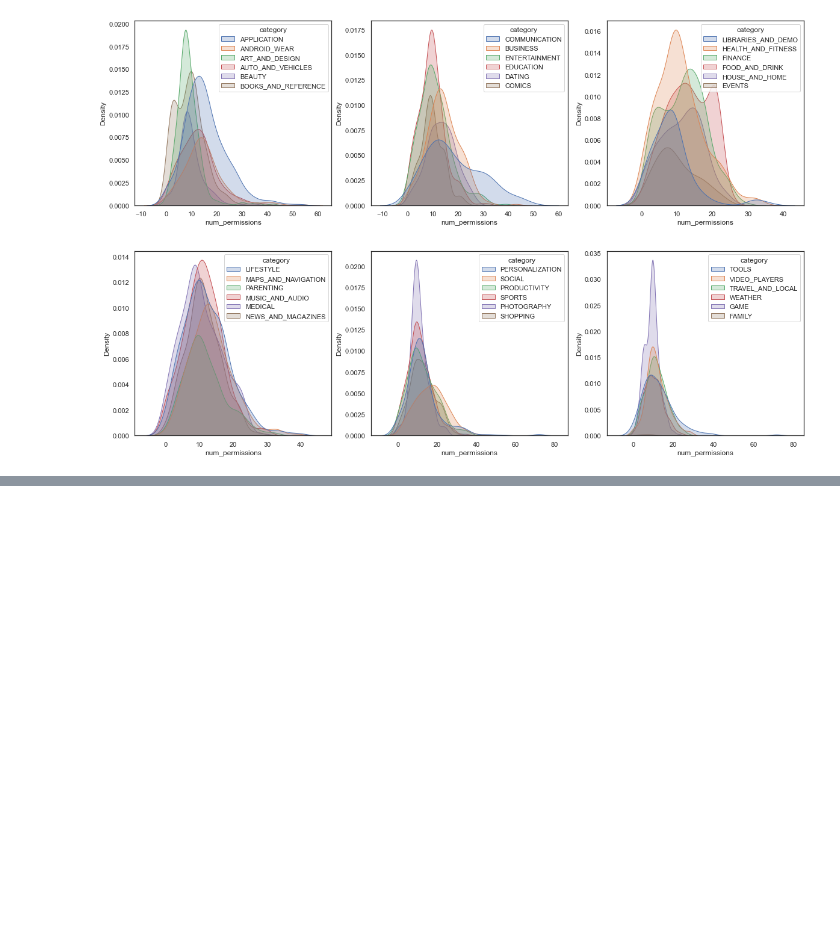
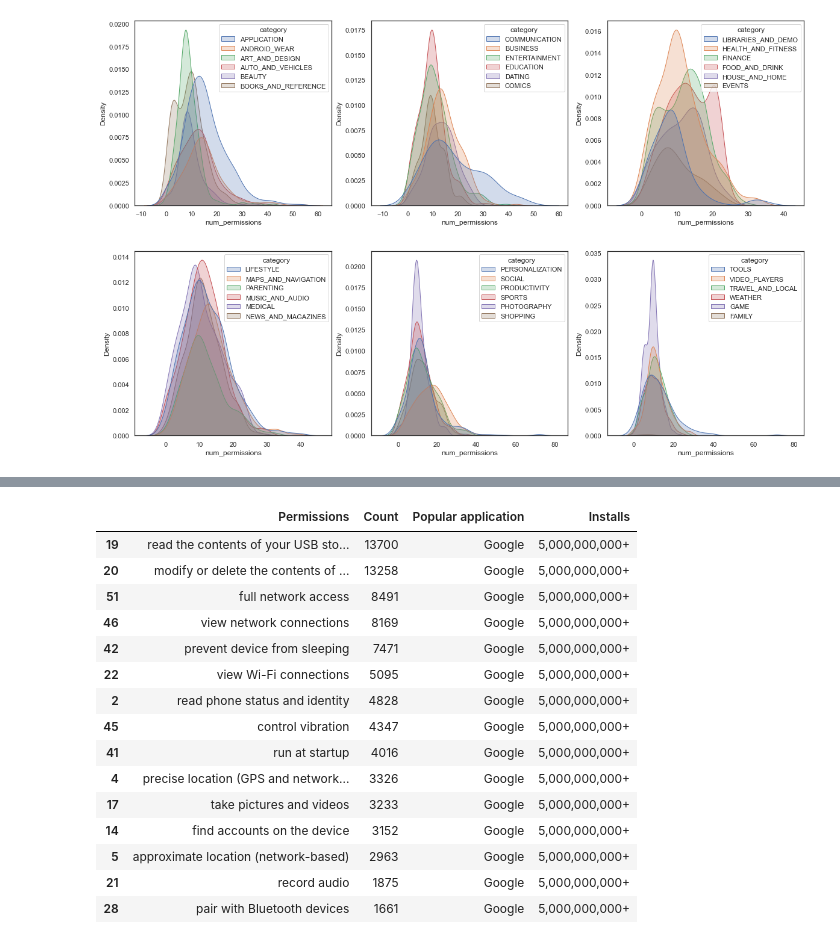
Before and after one commit to fdac20/AppPermissions, a Jupyter notebook: src/data_analyzer.ipynb, the cells around one changed output, grey strips where cells are left out. Cells and saved outputs as stored; diff of their text form; code cells hidden in the pictures; blank space fills up the shorter version.

```diff
--- a/src/data_analyzer.ipynb
+++ b/src/data_analyzer.ipynb
@@ -234,2 +231,27 @@ permissions_df
 | 86 | access serial ports | 1 | Peloton - at home fitness | 500,000+ |
 87 rows × 4 columns
+# %%
+permissions_df = permissions_df.sort_values('Count', ascending=False)
+styled_df1 = permissions_df.head(15)
+
+permissions_df = permissions_df.sort_values('Count')
+styled_df2 = permissions_df.head(15)
+# %%
+styled_df1
+# %% [output]
+|  | Permissions | Count | Popular application | Installs |
+| 19 | read the contents of your USB sto... | 13700 | Google | 5,000,000,000+ |
+| 20 | modify or delete the contents of ... | 13258 | Google | 5,000,000,000+ |
+| 51 | full network access | 8491 | Google | 5,000,000,000+ |
+| 46 | view network connections | 8169 | Google | 5,000,000,000+ |
+| 42 | prevent device from sleeping | 7471 | Google | 5,000,000,000+ |
+| 22 | view Wi-Fi connections | 5095 | Google | 5,000,000,000+ |
+| 2 | read phone status and identity | 4828 | Google | 5,000,000,000+ |
+| 45 | control vibration | 4347 | Google | 5,000,000,000+ |
+| 41 | run at startup | 4016 | Google | 5,000,000,000+ |
+| 4 | precise location (GPS and network... | 3326 | Google | 5,000,000,000+ |
+| 17 | take pictures and videos | 3233 | Google | 5,000,000,000+ |
+| 14 | find accounts on the device | 3152 | Google | 5,000,000,000+ |
+| 5 | approximate location (network-based) | 2963 | Google | 5,000,000,000+ |
+| 21 | record audio | 1875 | Google | 5,000,000,000+ |
+| 28 | pair with Bluetooth devices | 1661 | Google | 5,000,000,000+ |
```
Also changed, not shown: parts of 9 cells of this notebook, 5 other files.
